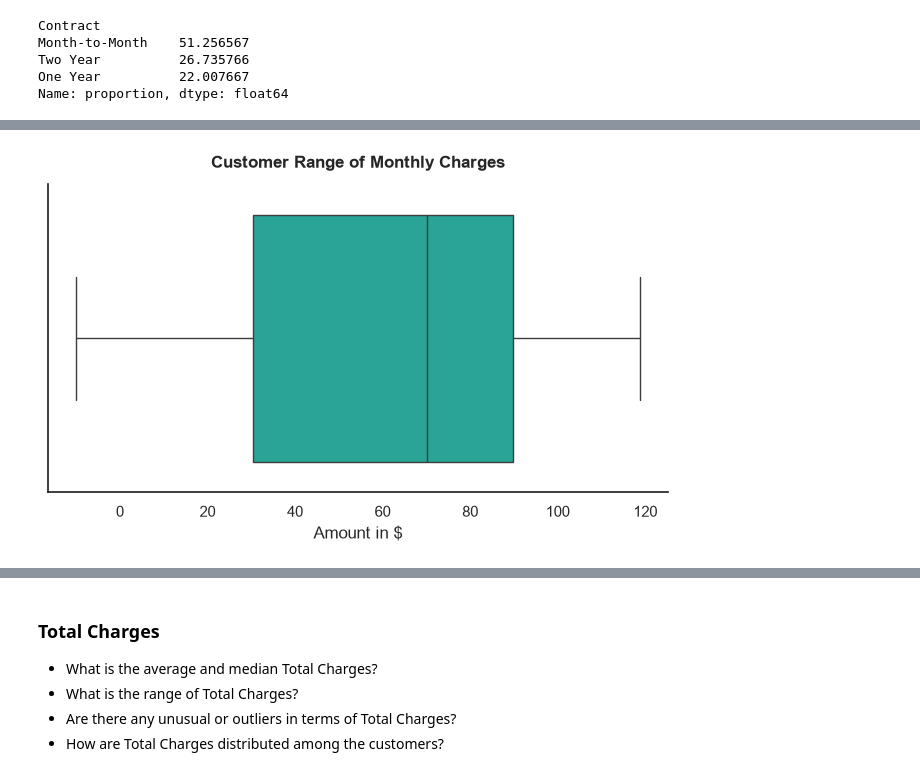
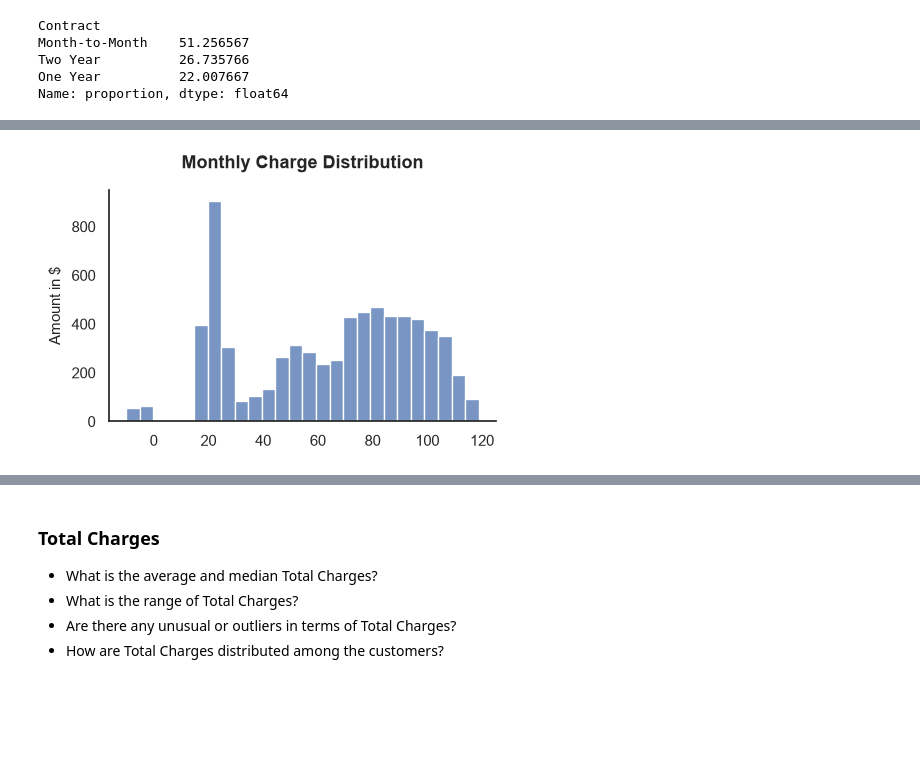
Before and after one commit to pendergataxel/telecom-customer-churn-analysis, a Jupyter notebook: notebooks/02_univariate_analysis.ipynb, the cells around one changed output, grey strips where cells are left out. Drawn from its saved outputs; the diff is of its cells as text; code cells hidden in the pictures; blank space fills up the shorter version.

```diff
--- a/notebooks/02_univariate_analysis.ipynb
+++ b/notebooks/02_univariate_analysis.ipynb
@@ -669,14 +649,12 @@ Name: Monthly Charge, dtype: float64
 # %%
-plt.figure(figsize=(8, 4))
-
-sns.boxplot(
+sns.histplot(
     churn_df,
     x='Monthly Charge',
-    color=colors['teal']
+    binwidth=5
 )
 
-plt.title('Customer Range of Monthly Charges', pad=12, fontweight='bold')
-plt.xlabel('Amount in $')
-plt.show()
+plt.title('Monthly Charge Distribution')
+plt.ylabel('Amount in $')
+plt.xlabel('');
 # %% [output]
-[figure, old version]
+[figure, new version]
```
Also changed, not shown: parts of 69 cells of this notebook.
